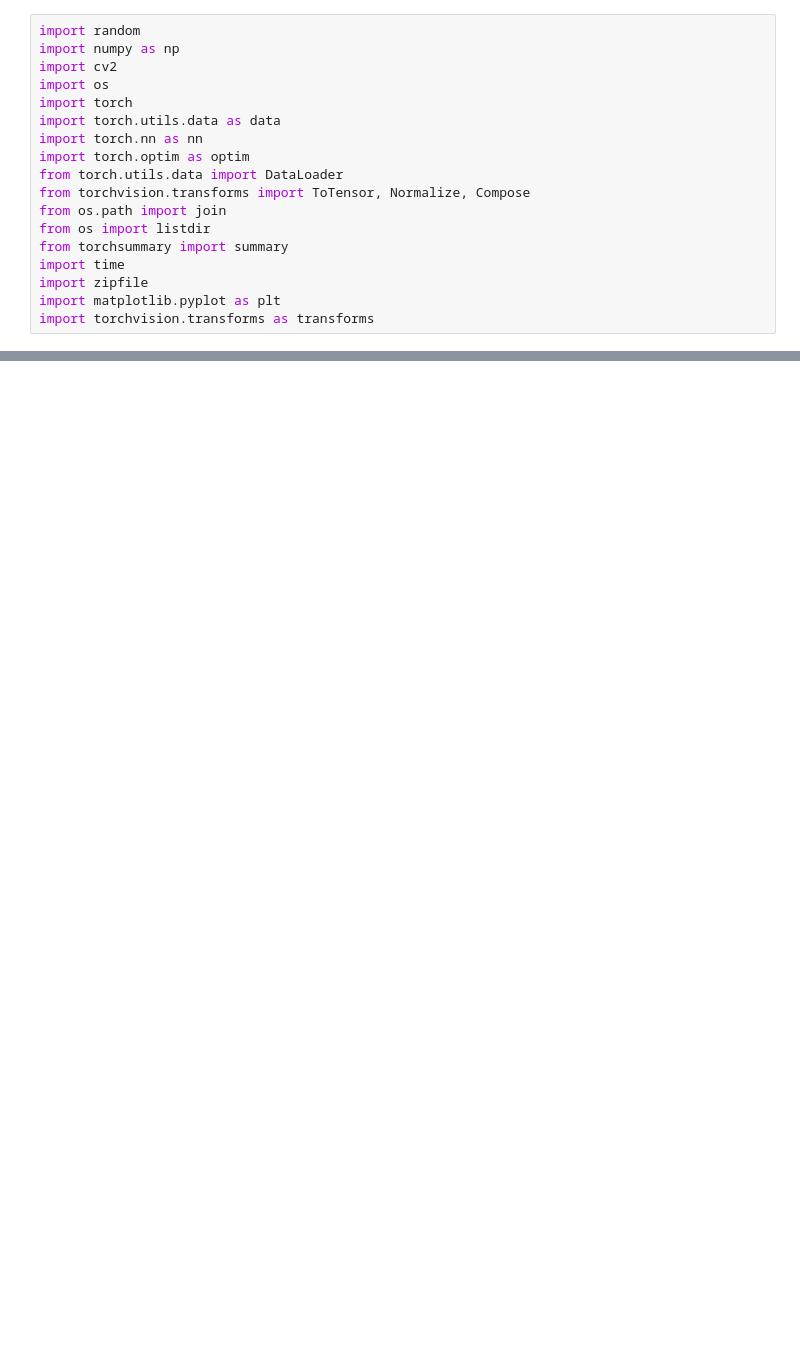
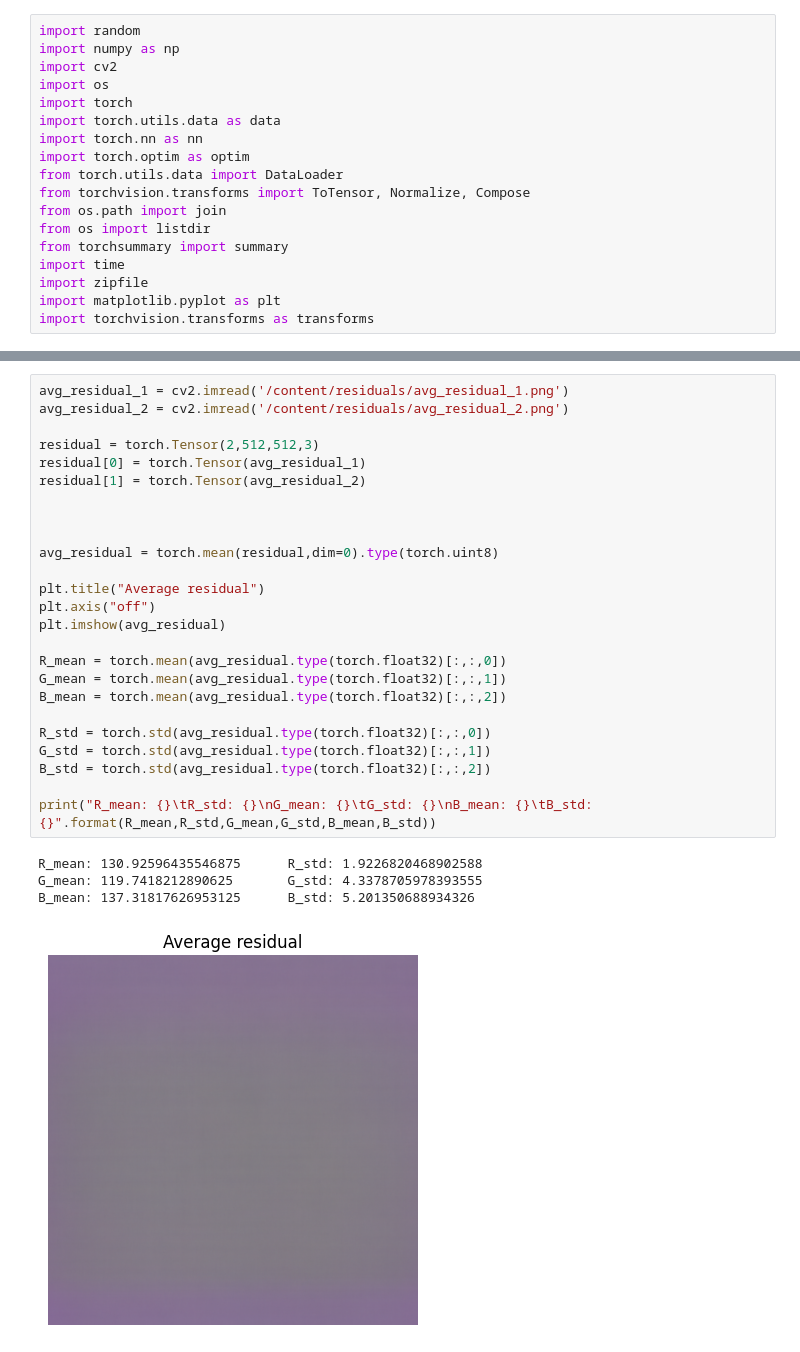
Before and after one commit to joohyun7u/mlp_compitition, a Jupyter notebook: lth/calculate_residual.ipynb, the cells around one changed output, grey strips where cells are left out. Cells and saved outputs as stored; diff of their text form; blank space fills up the shorter version.

Commit message:
fix: it shows mean and std of average noise

```diff
--- a/lth/calculate_residual.ipynb
+++ b/lth/calculate_residual.ipynb
@@ -110,0 +125,30 @@ torch.Size([512, 512, 3])
+# %%
+avg_residual_1 = cv2.imread('/content/residuals/avg_residual_1.png')
+avg_residual_2 = cv2.imread('/content/residuals/avg_residual_2.png')
+
+residual = torch.Tensor(2,512,512,3)
+residual[0] = torch.Tensor(avg_residual_1)
+residual[1] = torch.Tensor(avg_residual_2)
+
+
+
+avg_residual = torch.mean(residual,dim=0).type(torch.uint8)
+
+plt.title("Average residual")
+plt.axis("off")
+plt.imshow(avg_residual)
+
+R_mean = torch.mean(avg_residual.type(torch.float32)[:,:,0])
+G_mean = torch.mean(avg_residual.type(torch.float32)[:,:,1])
+B_mean = torch.mean(avg_residual.type(torch.float32)[:,:,2])
+
+R_std = torch.std(avg_residual.type(torch.float32)[:,:,0])
+G_std = torch.std(avg_residual.type(torch.float32)[:,:,1])
+B_std = torch.std(avg_residual.type(torch.float32)[:,:,2])
+
+print("R_mean: {}\tR_std: {}\nG_mean: {}\tG_std: {}\nB_mean: {}\tB_std: {}".format(R_mean,R_std,G_mean,G_std,B_mean,B_std))
+# %% [output]
+R_mean: 130.92596435546875      R_std: 1.9226820468902588
+G_mean: 119.7418212890625       G_std: 4.3378705978393555
+B_mean: 137.31817626953125      B_std: 5.201350688934326
+[figure, added]
```
Also changed, not shown: parts of 5 cells of this notebook.
